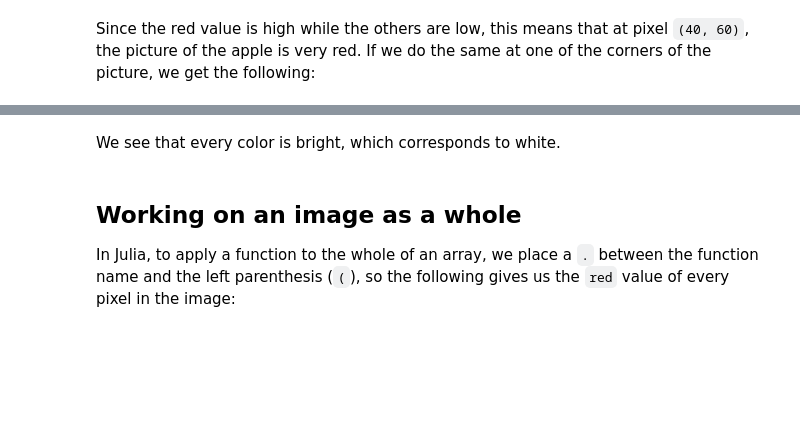
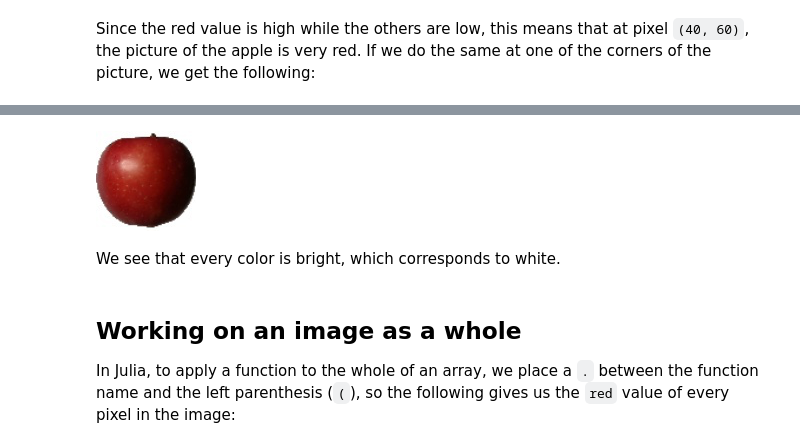
Before and after one commit to fflory/training_julia_201806, a Jupyter notebook: training/iccml/01. ML - Representing data in a computer.ipynb, the cells around one changed output, grey strips where cells are left out. Drawn from its saved outputs; the diff is of its cells as text; code cells hidden in the pictures; blank space fills up the shorter version.

```diff
--- a/training/iccml/01. ML - Representing data in a computer.ipynb
+++ b/training/iccml/01. ML - Representing data in a computer.ipynb
@@ -65,3 +129,7 @@ print("The RGB values are ($red_value, $green_value, $blue_value)")
+# %%
+apple
+# %% [output]
+[figure, added]
 # %% [markdown]
 We see that every color is bright, which corresponds to white.
 # %% [markdown]
```
Also changed, not shown: parts of 31 cells of this notebook, 4 other files.
